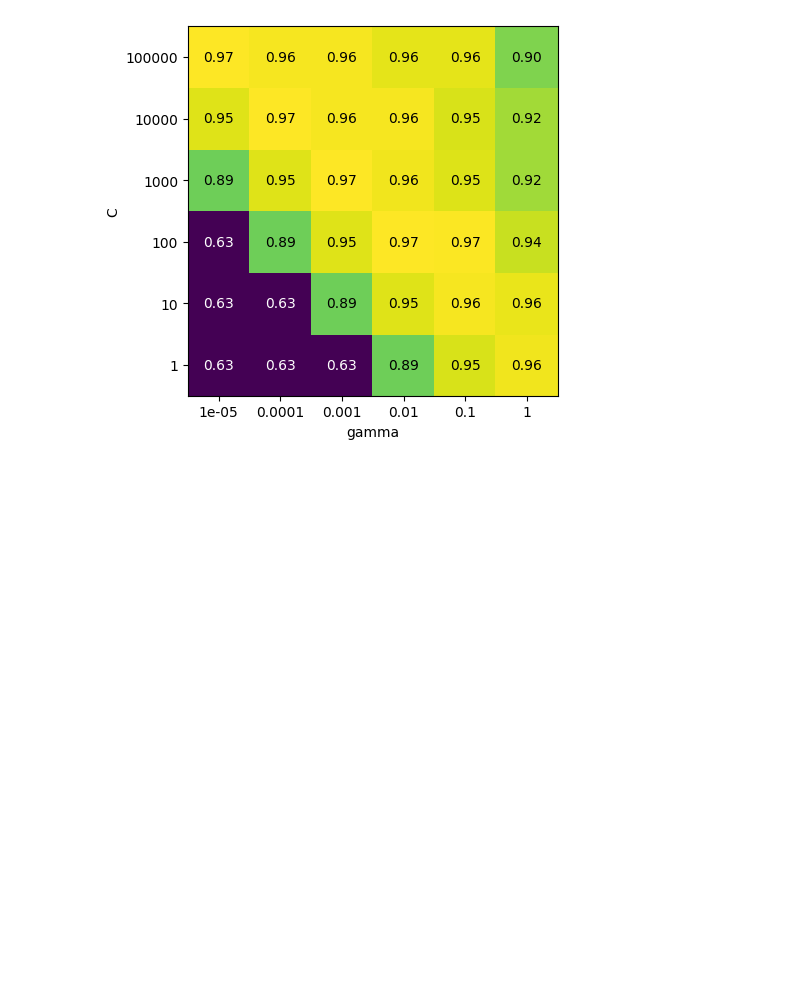
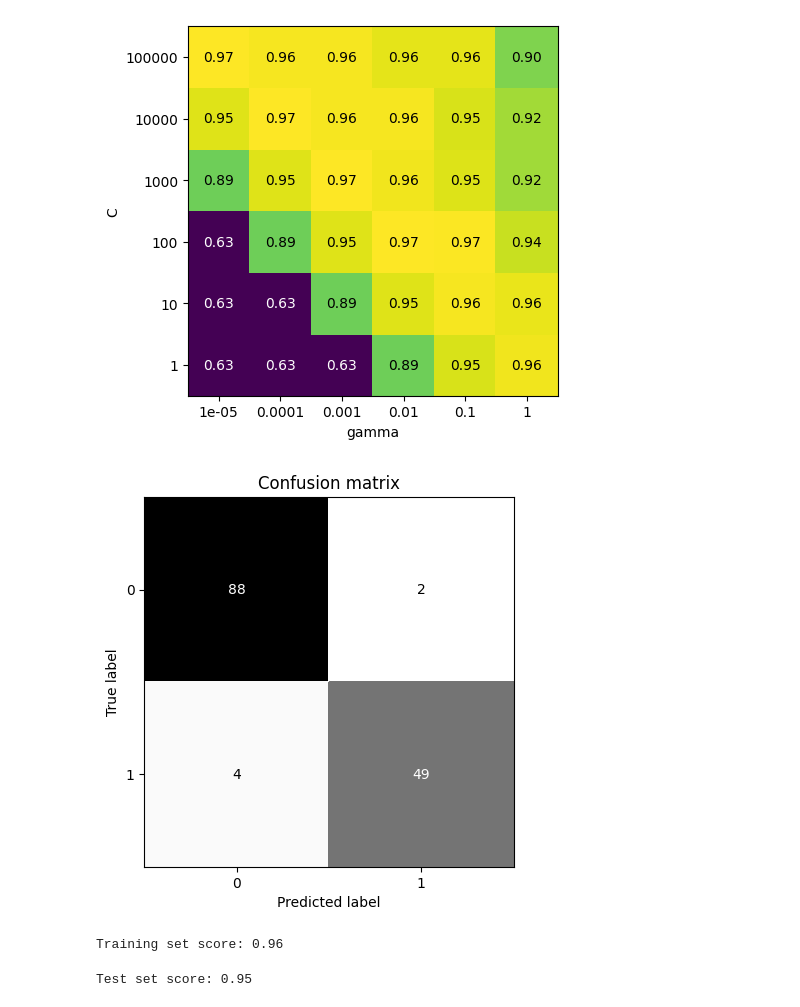
Before and after one commit to cirman/Proyecto_machine_learning, a Jupyter notebook: mynewbook/notebooks.ipynb, the cells around one changed output. Drawn from its saved outputs; the diff is of its cells as text; code cells hidden in the pictures; blank space fills up the shorter version.

```diff
--- a/mynewbook/notebooks.ipynb
+++ b/mynewbook/notebooks.ipynb
@@ -352,0 +365,13 @@ mglearn.tools.heatmap(scores,
+# %%
+pred=grid.predict(X_test)
+scores_image = mglearn.tools.heatmap(confusion_matrix(y_test, pred),
+                                     xlabel='Predicted label',
+                                     ylabel='True label',
+                                     xticklabels=[0,1],
+                                     yticklabels=[0,1],
+                                     cmap=plt.cm.gray_r,
+                                     fmt="%d")
+plt.title("Confusion matrix")
+plt.gca().invert_yaxis()
+# %% [output]
+[figure, added]
@@ -352,0 +382,8 @@ mglearn.tools.heatmap(scores,
+# %%
+print("Training set score: {:.2f}".format(log_reg.score(X_train, y_train)))
+# %% [output]
+Training set score: 0.96
+# %%
+print("Test set score: {:.2f}".format(log_reg.score(X_test, y_test)))
+# %% [output]
+Test set score: 0.95
```
Also changed, not shown: parts of 6 cells of this notebook.
